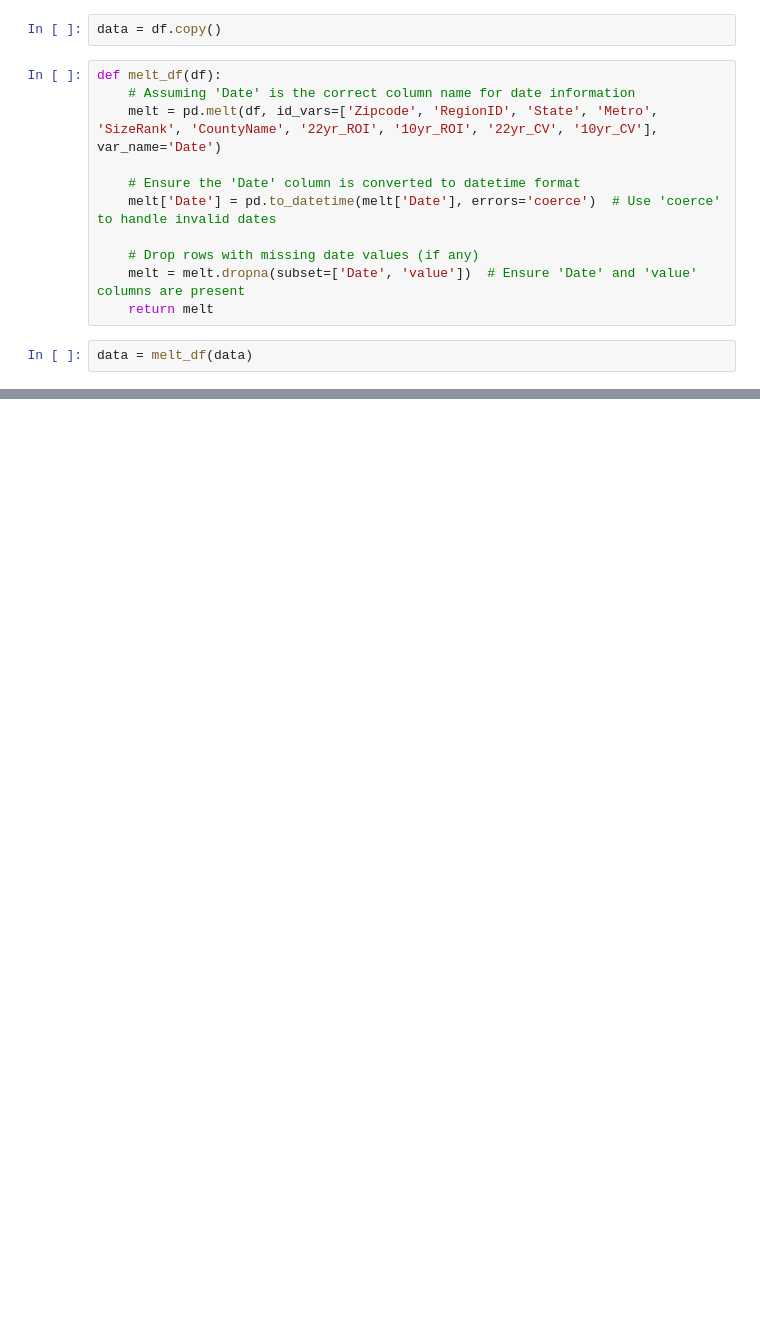
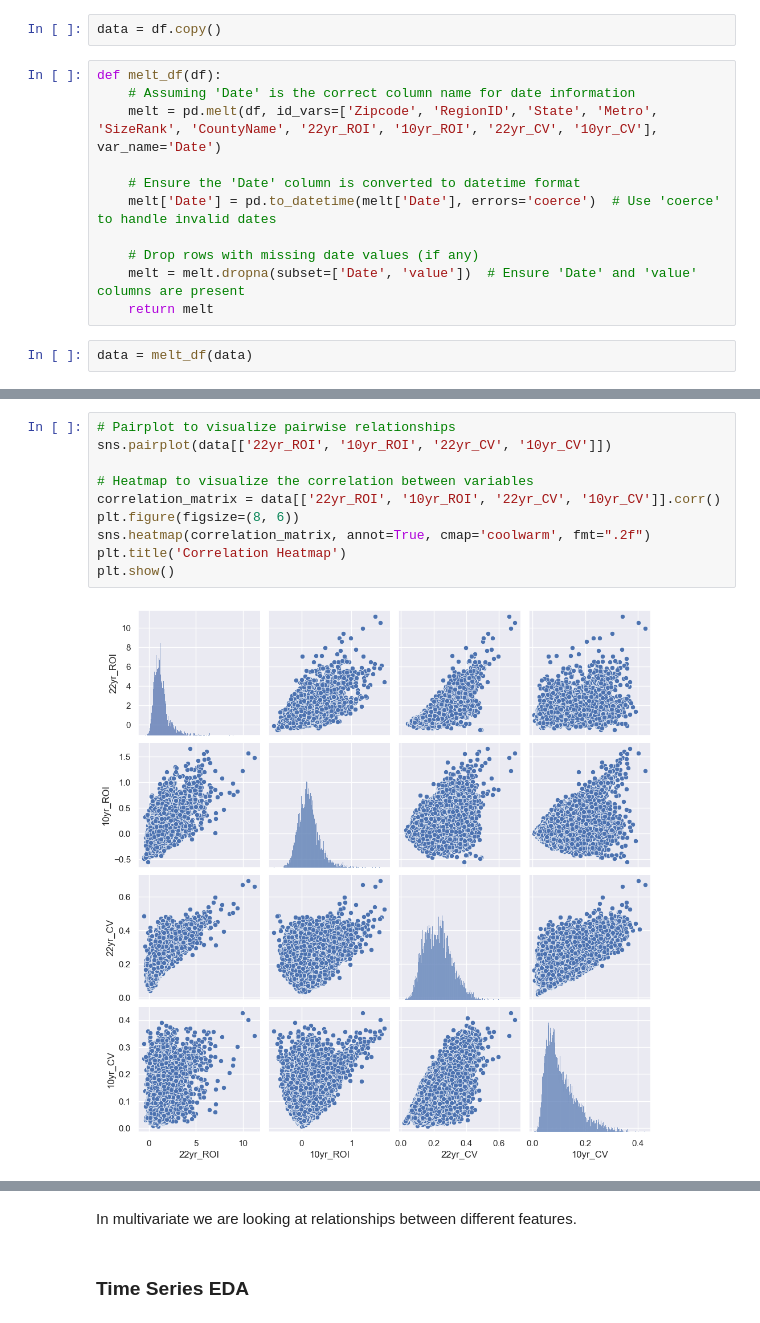
Before and after one commit to Brenda-Mutai/dsc-Time-Series, a Jupyter notebook: student.notebook.ipynb, the cells around one changed output, grey strips where cells are left out. Saved outputs shown, nothing was run; the diff lists cells and outputs as text; blank space fills up the shorter version.

```diff
--- a/student.notebook.ipynb
+++ b/student.notebook.ipynb
@@ -306,0 +363,12 @@ data.tail(10)
+# %%
+# Pairplot to visualize pairwise relationships
+sns.pairplot(data[['22yr_ROI', '10yr_ROI', '22yr_CV', '10yr_CV']])
+
+# Heatmap to visualize the correlation between variables
+correlation_matrix = data[['22yr_ROI', '10yr_ROI', '22yr_CV', '10yr_CV']].corr()
+plt.figure(figsize=(8, 6))
+sns.heatmap(correlation_matrix, annot=True, cmap='coolwarm', fmt=".2f")
+plt.title('Correlation Heatmap')
+plt.show()
+# %% [output]
+[figure, added]
@@ -306,0 +376,4 @@ data.tail(10)
+# %% [markdown]
+In multivariate we are looking at relationships between different features.
+# %% [markdown]
+### Time Series EDA
```
Also changed, not shown: parts of 13 cells of this notebook.
